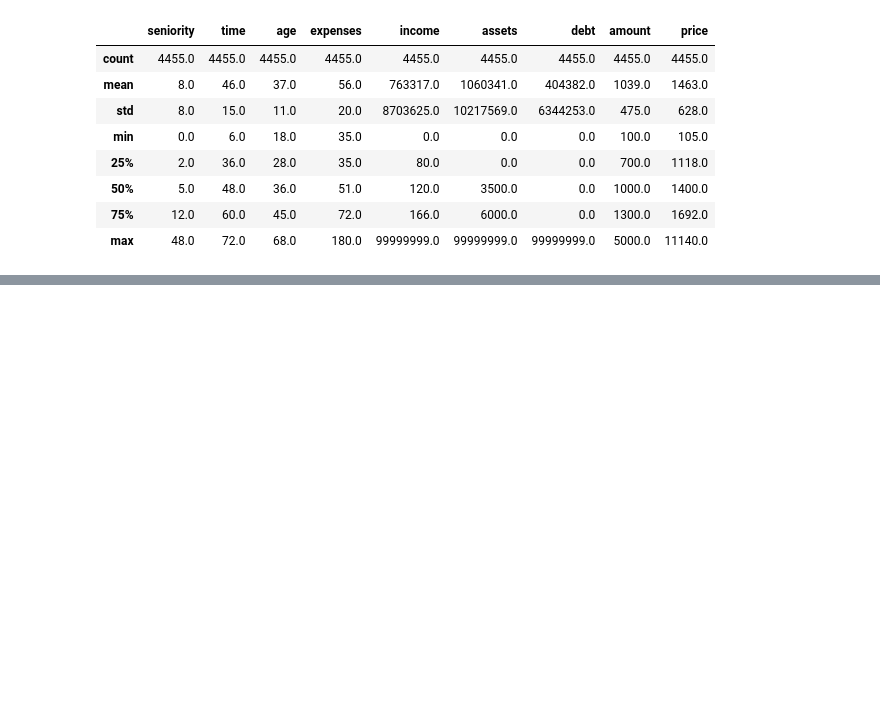
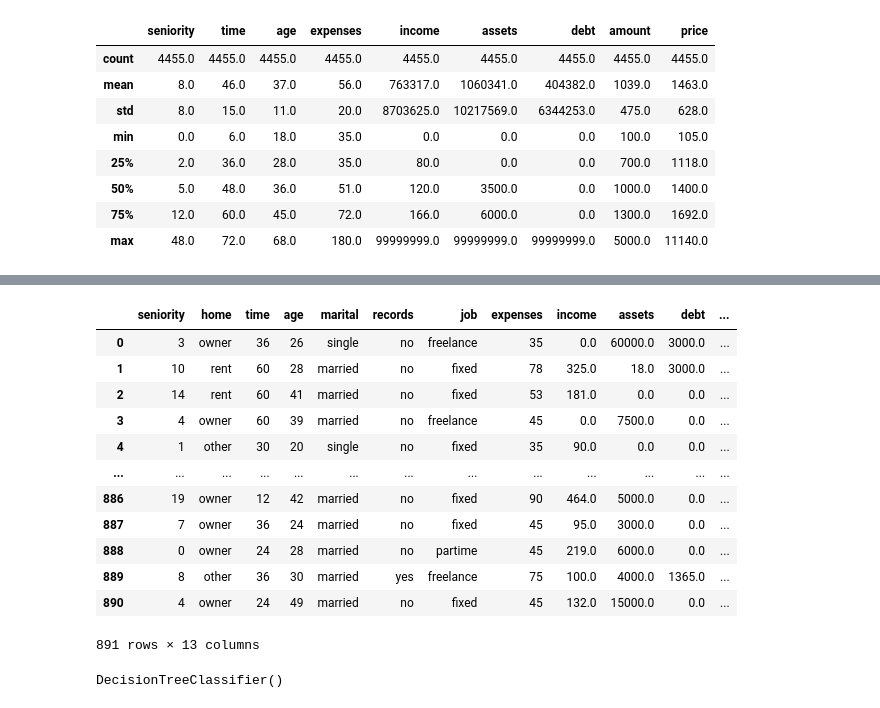
Before and after one commit to nipunikajain/CreditRiskScoring, a Jupyter notebook: Credit_Risk_Scoring.ipynb, the cells around one changed output, grey strips where cells are left out. Cells and saved outputs as stored; diff of their text form; code cells hidden in the pictures; blank space fills up the shorter version.

```diff
--- a/Credit_Risk_Scoring.ipynb
+++ b/Credit_Risk_Scoring.ipynb
@@ -133,0 +210,16 @@ df.describe().round()
+# %%
+df_test
+# %% [output]
+|  | seniority | home | time | age | marital | records | job | expenses | income | assets | debt | ... |
+| 0 | 3 | owner | 36 | 26 | single | no | freelance | 35 | 0.0 | 60000.0 | 3000.0 | ... |
+| 1 | 10 | rent | 60 | 28 | married | no | fixed | 78 | 325.0 | 18.0 | 3000.0 | ... |
+| 2 | 14 | rent | 60 | 41 | married | no | fixed | 53 | 181.0 | 0.0 | 0.0 | ... |
+| 3 | 4 | owner | 60 | 39 | married | no | freelance | 45 | 0.0 | 7500.0 | 0.0 | ... |
+| 4 | 1 | other | 30 | 20 | single | no | fixed | 35 | 90.0 | 0.0 | 0.0 | ... |
+| ... | ... | ... | ... | ... | ... | ... | ... | ... | ... | ... | ... | ... |
+| 886 | 19 | owner | 12 | 42 | married | no | fixed | 90 | 464.0 | 5000.0 | 0.0 | ... |
+| 887 | 7 | owner | 36 | 24 | married | no | fixed | 45 | 95.0 | 3000.0 | 0.0 | ... |
+| 888 | 0 | owner | 24 | 28 | married | no | partime | 45 | 219.0 | 6000.0 | 0.0 | ... |
+| 889 | 8 | other | 36 | 30 | married | yes | freelance | 75 | 100.0 | 4000.0 | 1365.0 | ... |
+| 890 | 4 | owner | 24 | 49 | married | no | fixed | 45 | 132.0 | 15000.0 | 0.0 | ... |
+891 rows × 13 columns
@@ -133,0 +235,6 @@ df.describe().round()
+# %%
+dt = DecisionTreeClassifier()
+
+dt.fit(X_train,y_train)
+# %% [output]
+DecisionTreeClassifier()
```
Also changed, not shown: parts of 18 cells of this notebook.
